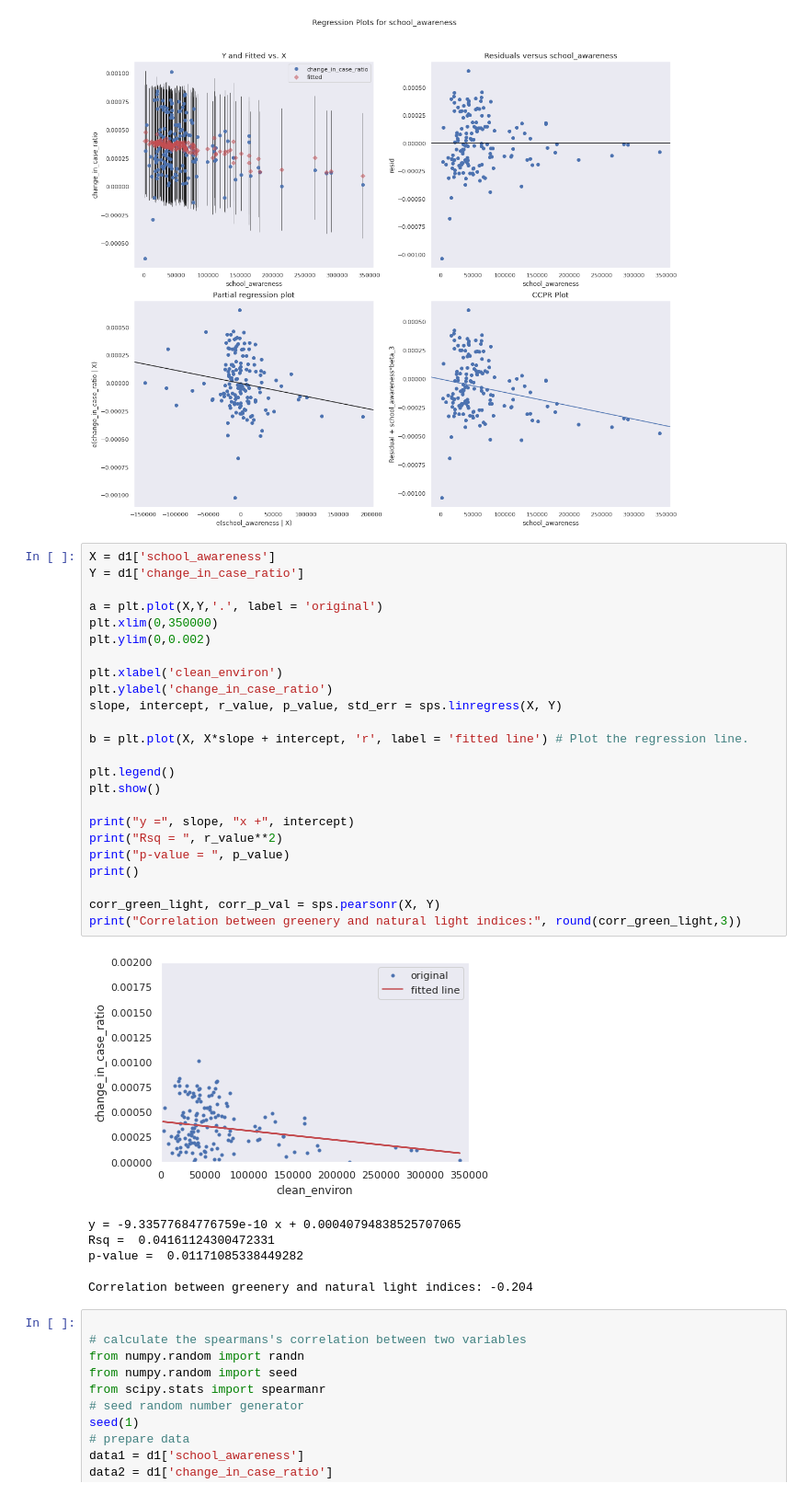
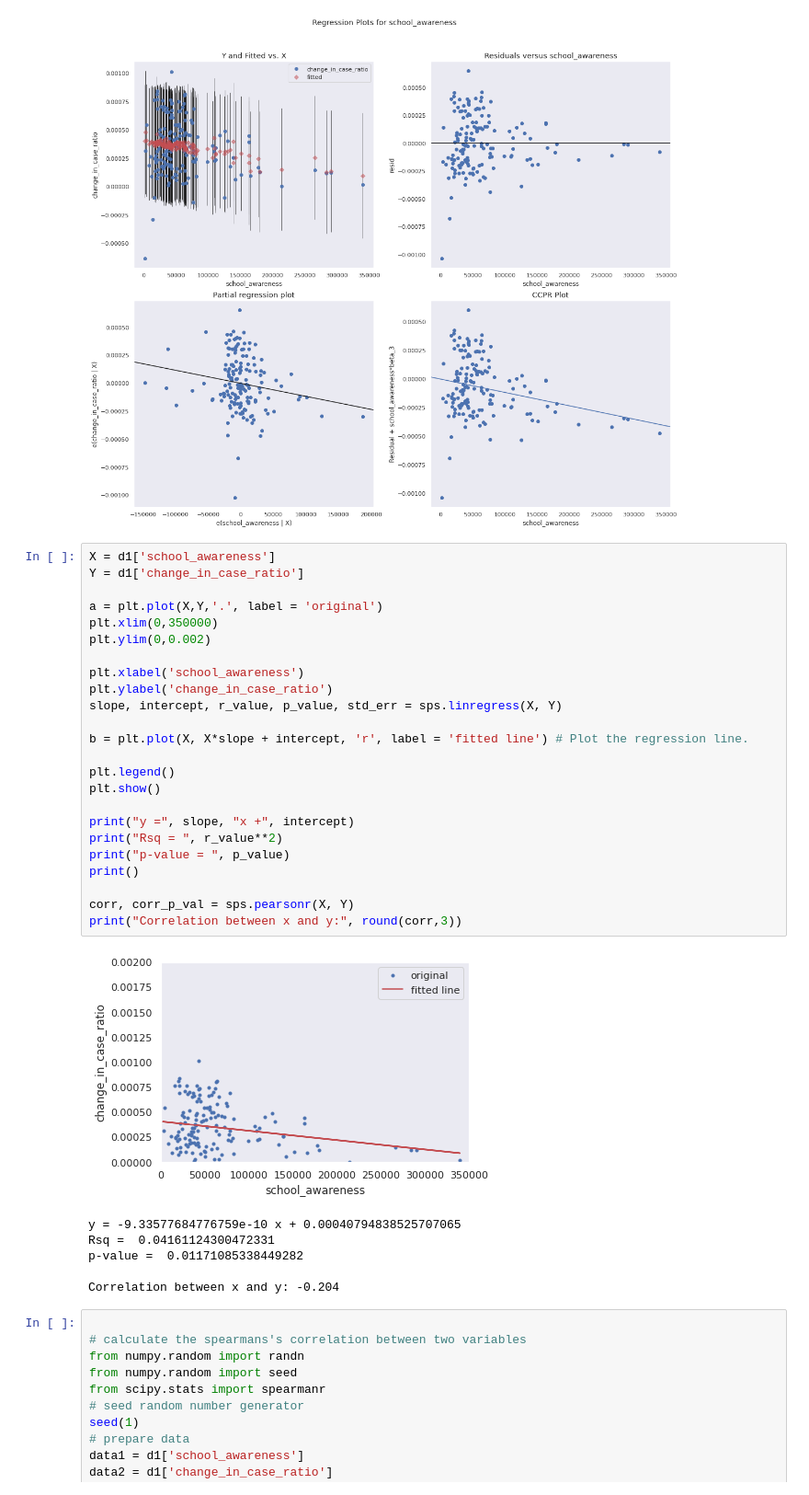
Before and after one commit to jj6666666/qm, a Jupyter notebook: conditionx.ipynb, the cells around one changed output. Shown at 92% size. Cells and saved outputs as stored; diff of their text form.

```diff
--- a/conditionx.ipynb
+++ b/conditionx.ipynb
@@ -195,34 +192,34 @@ fig = sm.graphics.plot_regress_exog(multi_regression_model_1, 'school_awareness'
 # %%
 X = d1['school_awareness']
 Y = d1['change_in_case_ratio']
 
 a = plt.plot(X,Y,'.', label = 'original')
 plt.xlim(0,350000)
 plt.ylim(0,0.002)
 
-plt.xlabel('clean_environ')
+plt.xlabel('school_awareness')
 plt.ylabel('change_in_case_ratio')
 slope, intercept, r_value, p_value, std_err = sps.linregress(X, Y)
 
 b = plt.plot(X, X*slope + intercept, 'r', label = 'fitted line') # Plot the regression line.
 
 plt.legend()
 plt.show()
 
 print("y =", slope, "x +", intercept)
 print("Rsq = ", r_value**2)
 print("p-value = ", p_value)
 print()
 
-corr_green_light, corr_p_val = sps.pearsonr(X, Y)
-print("Correlation between greenery and natural light indices:", round(corr_green_light,3))
+corr, corr_p_val = sps.pearsonr(X, Y)
+print("Correlation between x and y:", round(corr,3))
 # %% [output]
-[figure, old version]
+[figure, new version]
 y = -9.33577684776759e-10 x + 0.00040794838525707065
 Rsq =  0.04161124300472331
 p-value =  0.01171085338449282
 
-Correlation between greenery and natural light indices: -0.204
+Correlation between x and y: -0.204
 # %%
 
 # calculate the spearmans's correlation between two variables
```
Also changed, not shown: parts of 2 cells of this notebook.
